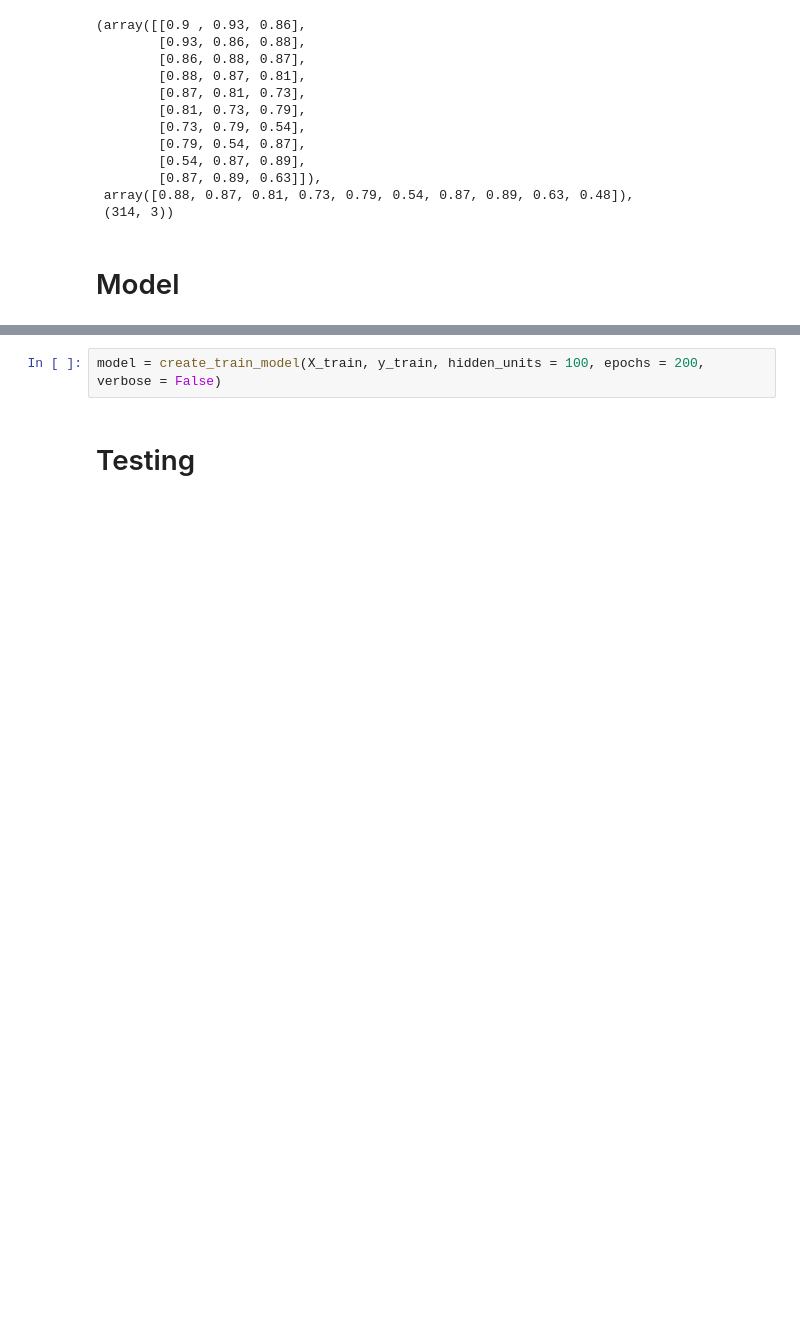
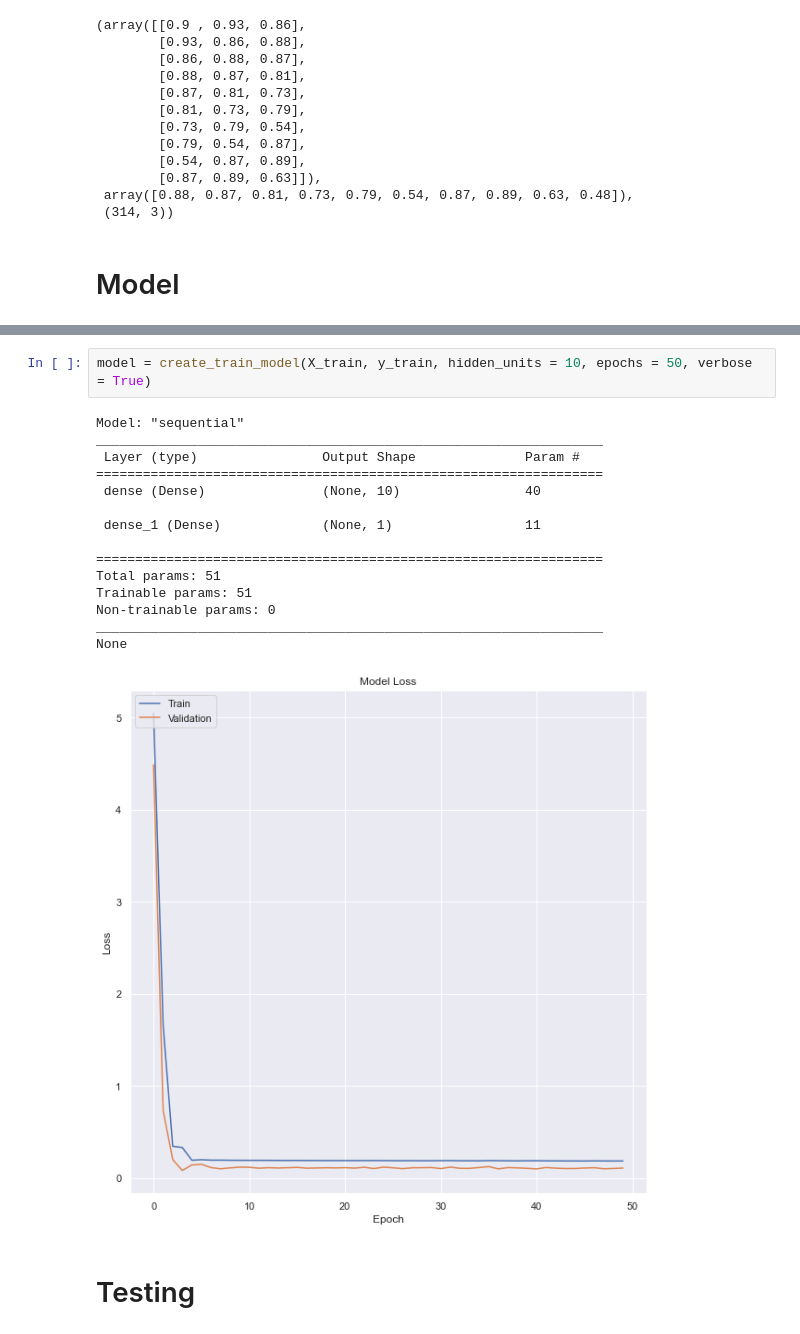
Before and after one commit to Ivanrs297/machine-learning-projects, a Jupyter notebook: energy-generation-analysis/main.ipynb, the cells around one changed output, grey strips where cells are left out. Saved outputs shown, nothing was run; the diff lists cells and outputs as text; blank space fills up the shorter version.

```diff
--- a/energy-generation-analysis/main.ipynb
+++ b/energy-generation-analysis/main.ipynb
@@ -120,7 +121,23 @@ def create_train_model(X, y, hidden_units = 10, epochs = 10, verbose = False):
 
     return model
 # %%
-model = create_train_model(X_train, y_train, hidden_units = 100, epochs = 200, verbose = False)
+model = create_train_model(X_train, y_train, hidden_units = 10, epochs = 50, verbose = True)
+# %% [output]
+Model: "sequential"
+_________________________________________________________________
+ Layer (type)                Output Shape              Param #
+=================================================================
+ dense (Dense)               (None, 10)                40
+
+ dense_1 (Dense)             (None, 1)                 11
+
+=================================================================
+Total params: 51
+Trainable params: 51
+Non-trainable params: 0
+_________________________________________________________________
+None
+[figure, added]
 # %% [markdown]
 # Testing
 # %%
```
Also changed, not shown: parts of 11 cells of this notebook, 8 other files.
